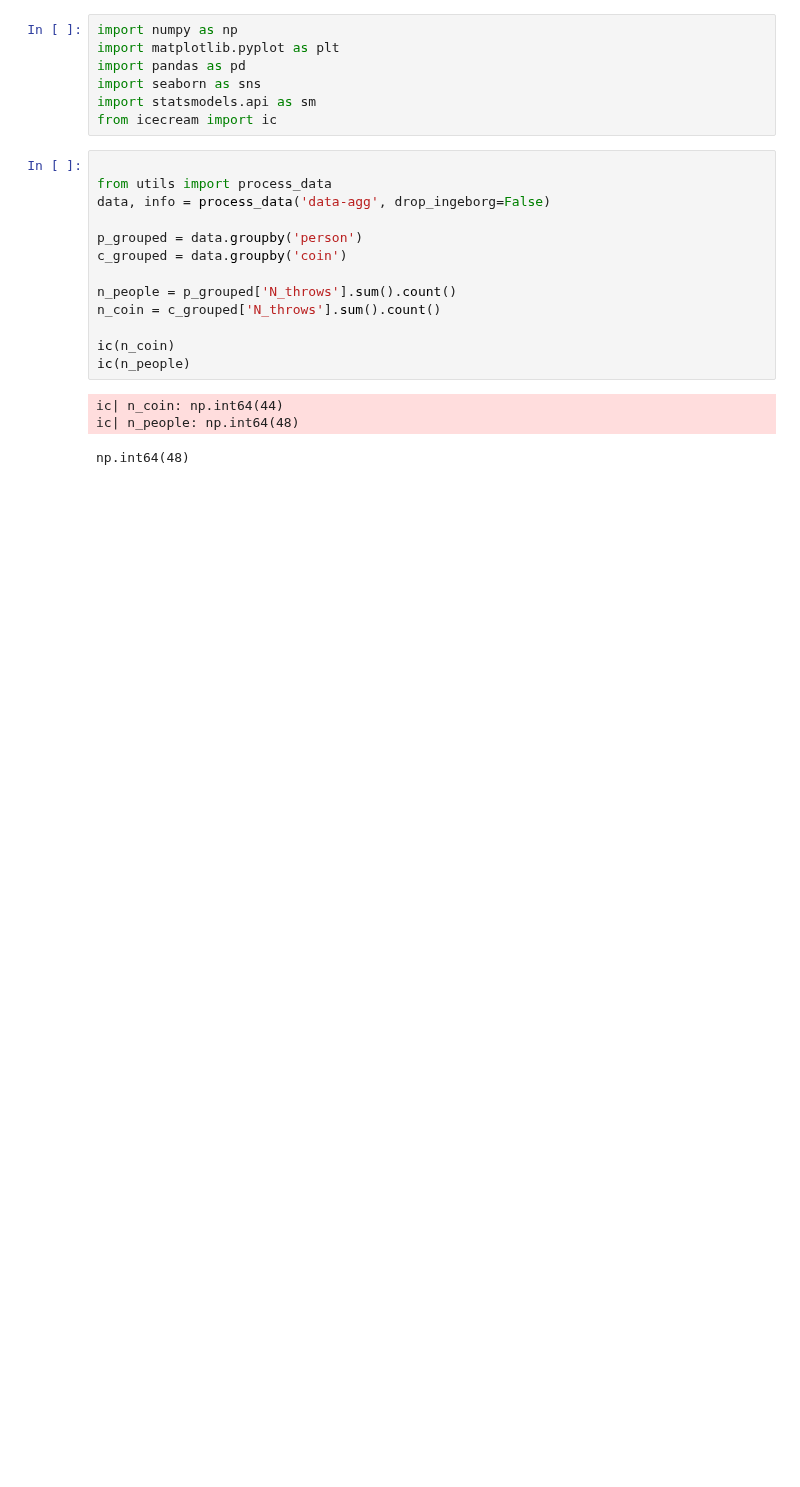
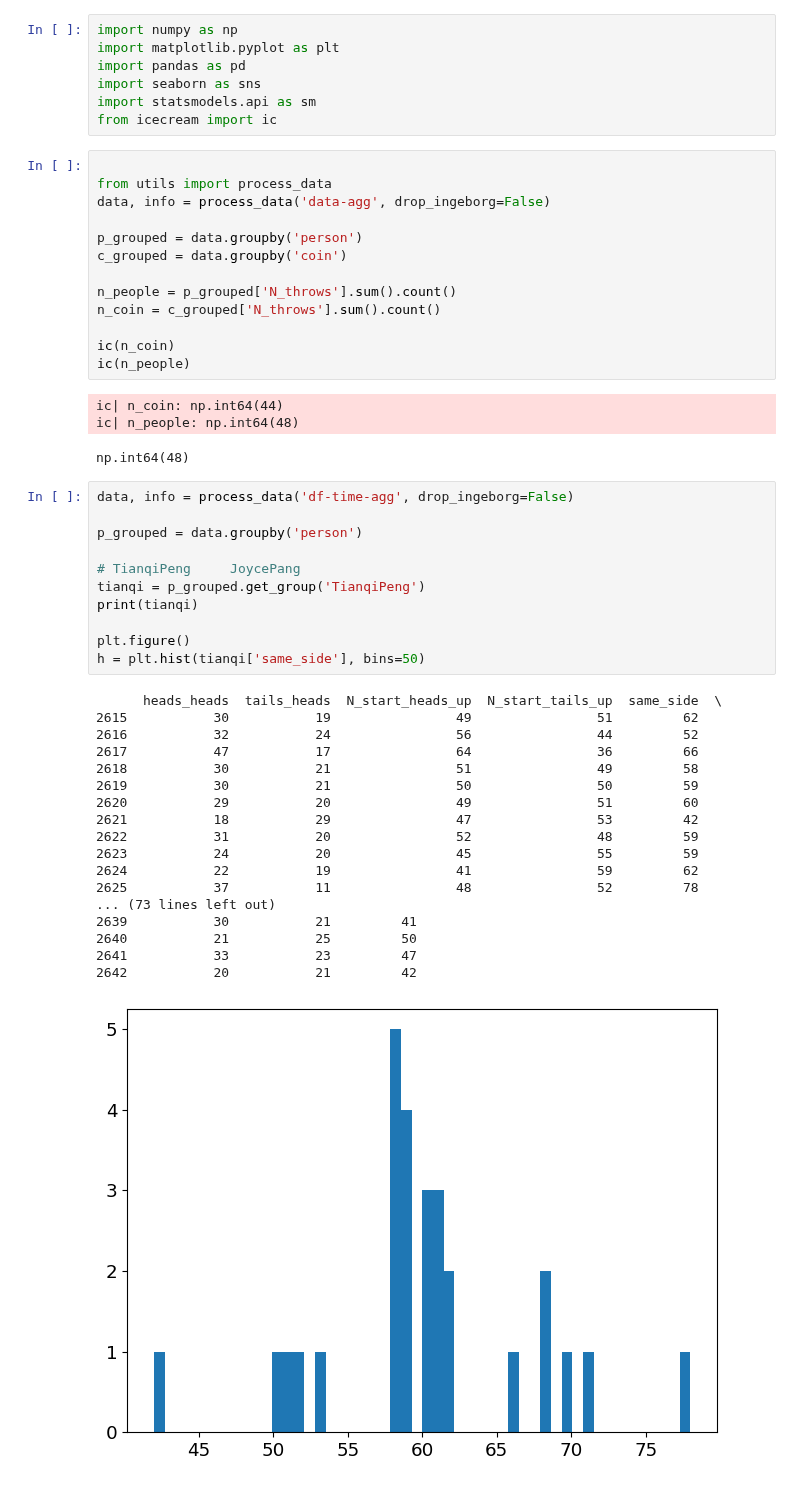
Before and after one commit to Tiddy-Fje/coin-data-regression, a Jupyter notebook: code/exploration.ipynb, the cells around one changed output. Cells and saved outputs as stored; diff of their text form; blank space fills up the shorter version.

```diff
--- a/code/exploration.ipynb
+++ b/code/exploration.ipynb
@@ -22,6 +22,36 @@ ic(n_people)
 ic| n_coin: np.int64(44)
 ic| n_people: np.int64(48)
 np.int64(48)
+# %%
+data, info = process_data('df-time-agg', drop_ingeborg=False)
+
+p_grouped = data.groupby('person')
+
+# TianqiPeng     JoycePang
+tianqi = p_grouped.get_group('TianqiPeng')
+print(tianqi)
+
+plt.figure()
+h = plt.hist(tianqi['same_side'], bins=50)
+# %% [output]
+      heads_heads  tails_heads  N_start_heads_up  N_start_tails_up  same_side  \
+2615           30           19                49                51         62
+2616           32           24                56                44         52
+2617           47           17                64                36         66
+2618           30           21                51                49         58
+2619           30           21                50                50         59
+2620           29           20                49                51         60
+2621           18           29                47                53         42
+2622           31           20                52                48         59
+2623           24           20                45                55         59
+2624           22           19                41                59         62
+2625           37           11                48                52         78
+... (73 lines left out)
+2639           30           21         41
+2640           21           25         50
+2641           33           23         47
+2642           20           21         42
+[figure, added]
 # %%
 
 ind = np.where(p_grouped['coin'].count() == 1)[0]
```
Also changed, not shown: parts of 6 cells of this notebook, 11 other files.
